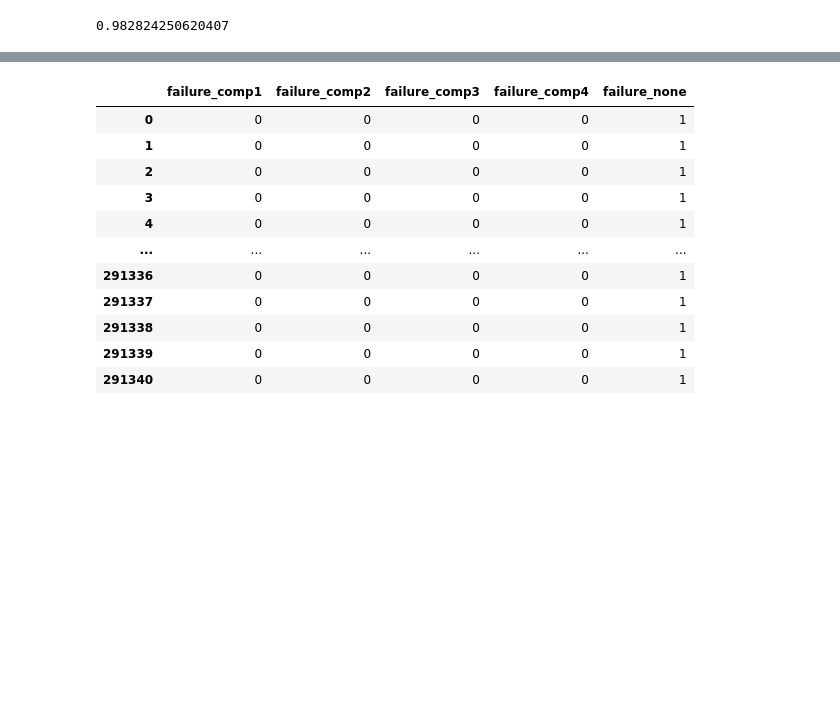
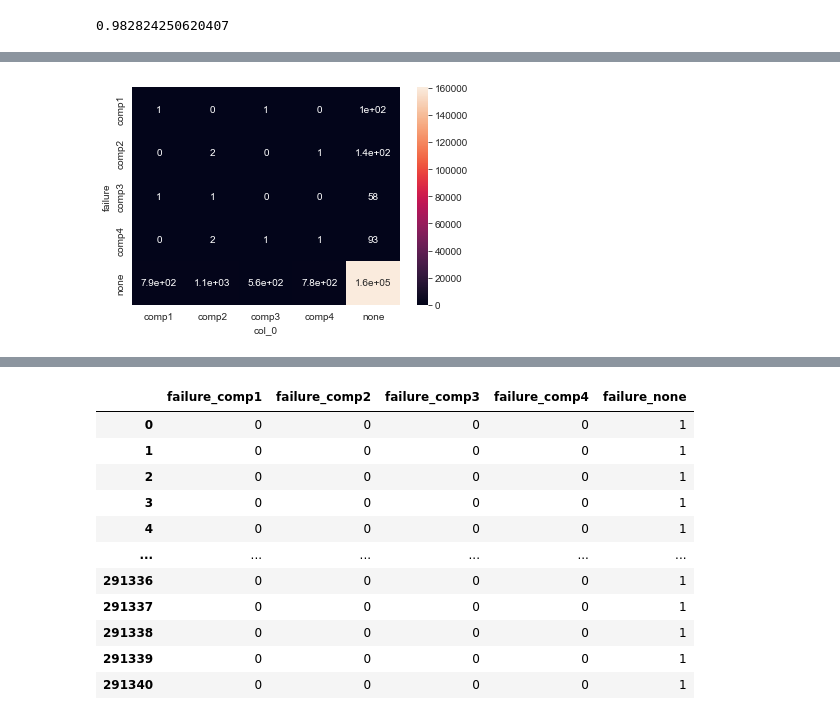
Before and after one commit to michaelchi08/springboard21, a Jupyter notebook: Capstone 2/Predictive Maintenance Capstone2 nb.ipynb, the cells around one changed output, grey strips where cells are left out. Cells and saved outputs as stored; diff of their text form; code cells hidden in the pictures; blank space fills up the shorter version.

Commit message:
trained new models and added new diagrams

```diff
--- a/Capstone 2/Predictive Maintenance Capstone2 nb.ipynb
+++ b/Capstone 2/Predictive Maintenance Capstone2 nb.ipynb
@@ -612,3 +605,9 @@ model.fit(X=X, y=y.values.ravel())
 model.score(X,y)
 # %% [output]
 0.982824250620407
+# %%
+from sklearn.model_selection import train_test_split
+# Split the data into a training and test set.
+Xlr, Xtestlr, ylr, ytestlr = train_test_split(X,y)
+# %%
+y_pred = pd.Series(model.predict(Xlr))
@@ -614,0 +645,3 @@ model.score(X,y)
+# %%
+df_confusion = pd.crosstab(ylr['failure'],y_pred)
+print(df_confusion)
@@ -614,0 +656,5 @@ model.score(X,y)
+# %%
+sns.heatmap(df_confusion, annot=True)
+plt.show()
+# %% [output]
+[figure, added]
```
Also changed, not shown: parts of 26 cells of this notebook, 6 other files.
